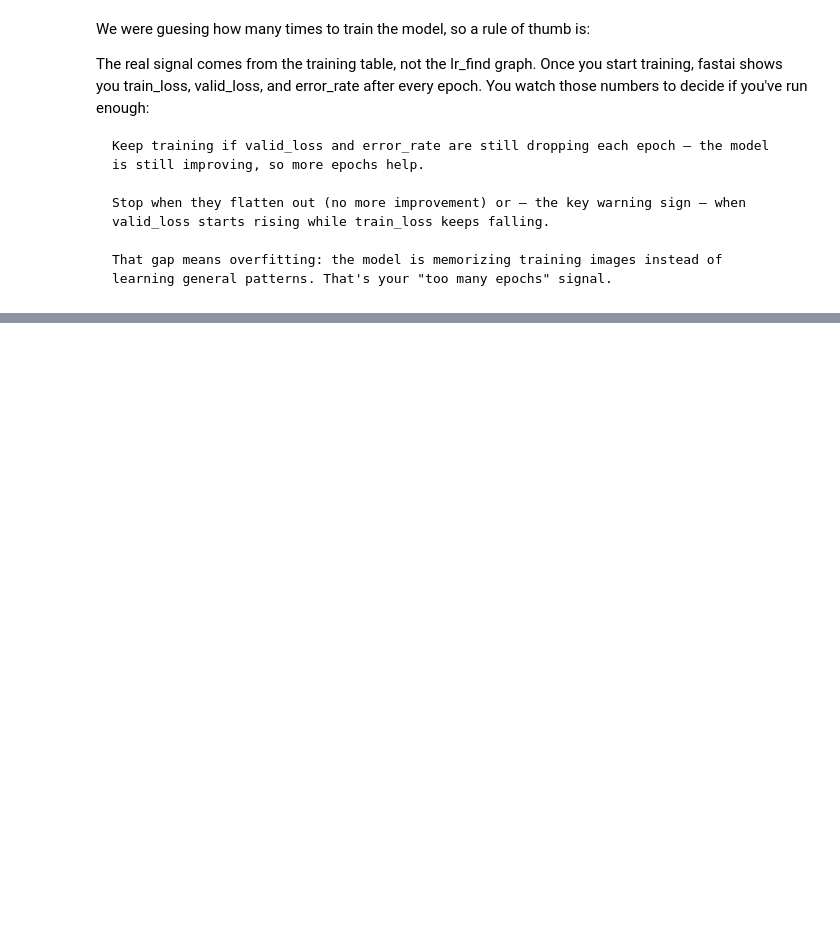
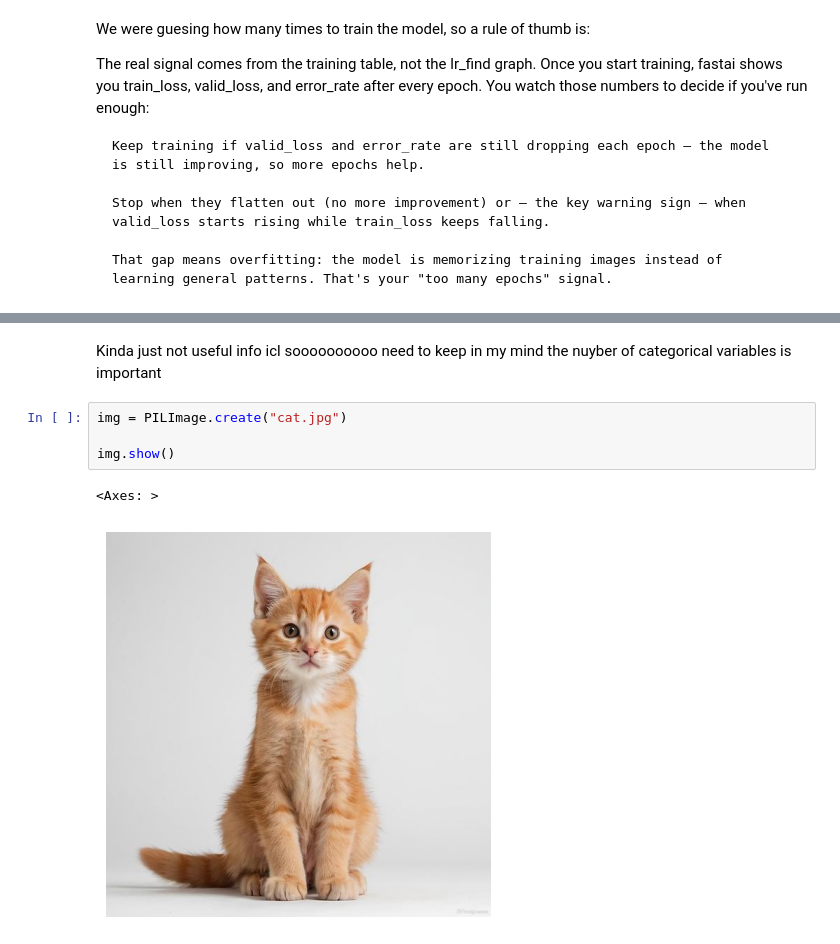
Before and after one commit to Shankyboi123/WeeklyProjects, a Jupyter notebook: Image_Classifier/CatDogBreeds.ipynb, the cells around one changed output, grey strips where cells are left out. Drawn from its saved outputs; the diff is of its cells as text; blank space fills up the shorter version.

```diff
--- a/Image_Classifier/CatDogBreeds.ipynb
+++ b/Image_Classifier/CatDogBreeds.ipynb
@@ -113,0 +125,9 @@ learn.show_results()
+# %% [markdown]
+Kinda just not useful info icl soooooooooo need to keep in my mind the nuyber of categorical variables is important
+# %%
+img = PILImage.create("cat.jpg")
+
+img.show()
+# %% [output]
+<Axes: >
+[figure, added]
```
Also changed, not shown: parts of 12 cells of this notebook.
